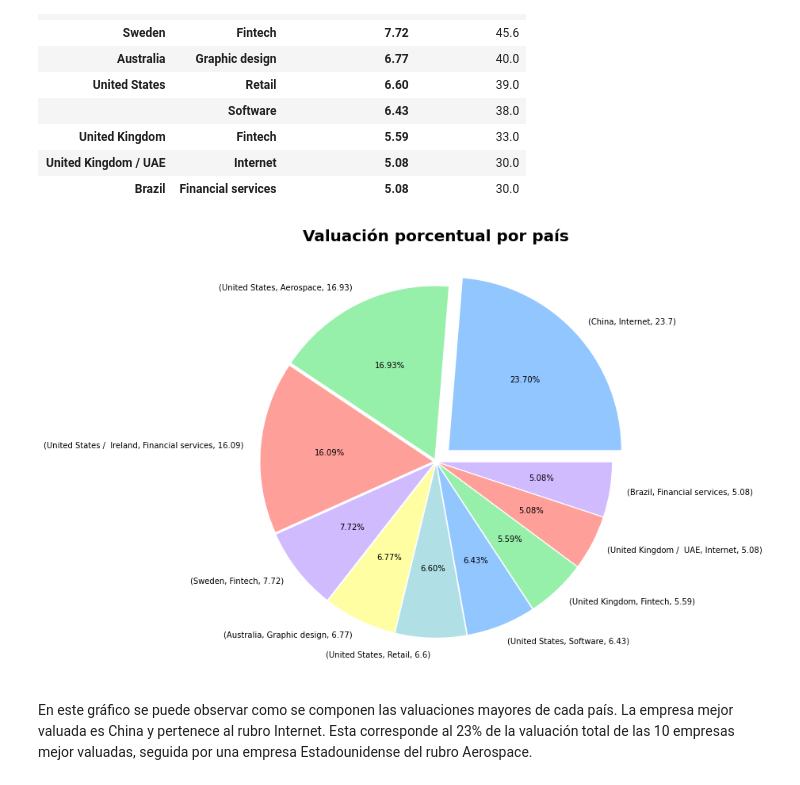
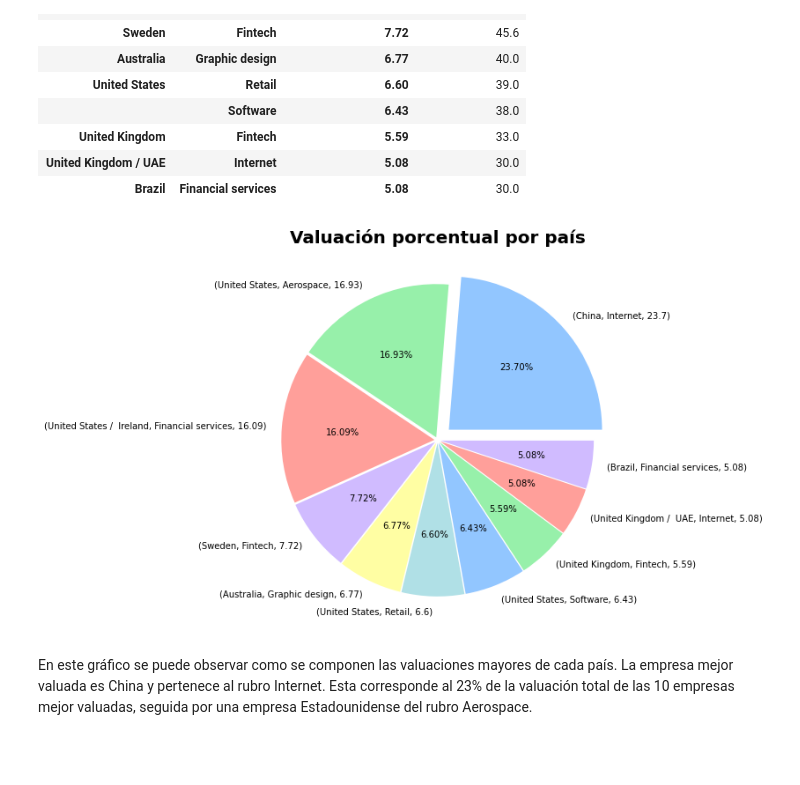
Before and after one commit to Franblar/Proyecto-Final---Startups, a Jupyter notebook: Proyecto Final Análisis de datos - Startups.ipynb, the cells around one changed output. Saved outputs shown, nothing was run; the diff lists cells and outputs as text; code cells hidden in the pictures; blank space fills up the shorter version.

```diff
--- a/Proyecto Final Análisis de datos - Startups.ipynb
+++ b/Proyecto Final Análisis de datos - Startups.ipynb
@@ -563,15 +559,15 @@ total_percentage.to_frame()
 # %%
 #Graficamos como se muestra compuesto la valuación total del top 10 de empresas
 
-total_percentage_plot = total_percentage.plot.pie(x='Total_Valuation', y='Valuation_Percentage',figsize=(10,10), autopct='%.2f%%',  explode=[0.1, 0.02, 0.02,0.02, 0.02, 0.02,0.02, 0.02,0.02,0.02]);
+total_percentage_plot = total_percentage.plot.pie(x='Total_Valuation', y='Valuation_Percentage',figsize=(10,8), autopct='%.2f%%',  explode=[0.1, 0.02, 0.02,0.02, 0.02, 0.02,0.02, 0.02,0.02,0.02]);
 
 plt.style.use('seaborn-pastel')
 
 plt.title('Valuación porcentual por país', fontdict = {'fontsize':20, 'fontweight':'bold'});
 plt.xlabel('');
 plt.ylabel('');
 # %% [output]
-[figure, old version]
+[figure, new version]
 # %% [markdown]
 En este gráfico se puede observar como se componen las valuaciones mayores de cada país. La empresa mejor valuada es China y pertenece al rubro Internet. Esta corresponde al 23% de la valuación total de las 10 empresas mejor valuadas, seguida por una empresa Estadounidense del rubro Aerospace.
 # %% [markdown]
```
Also changed, not shown: parts of 11 cells of this notebook, 2 other files.
